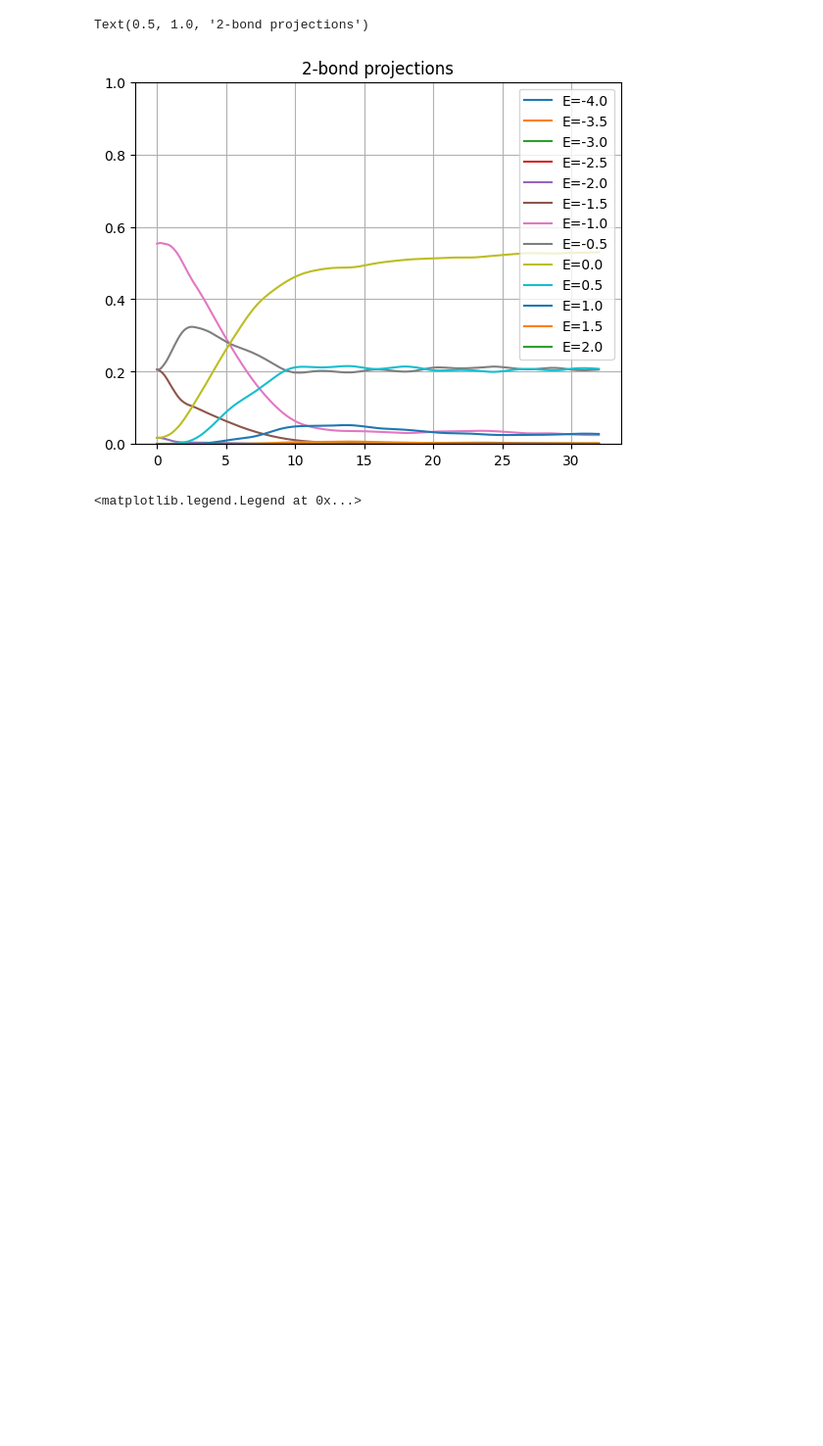
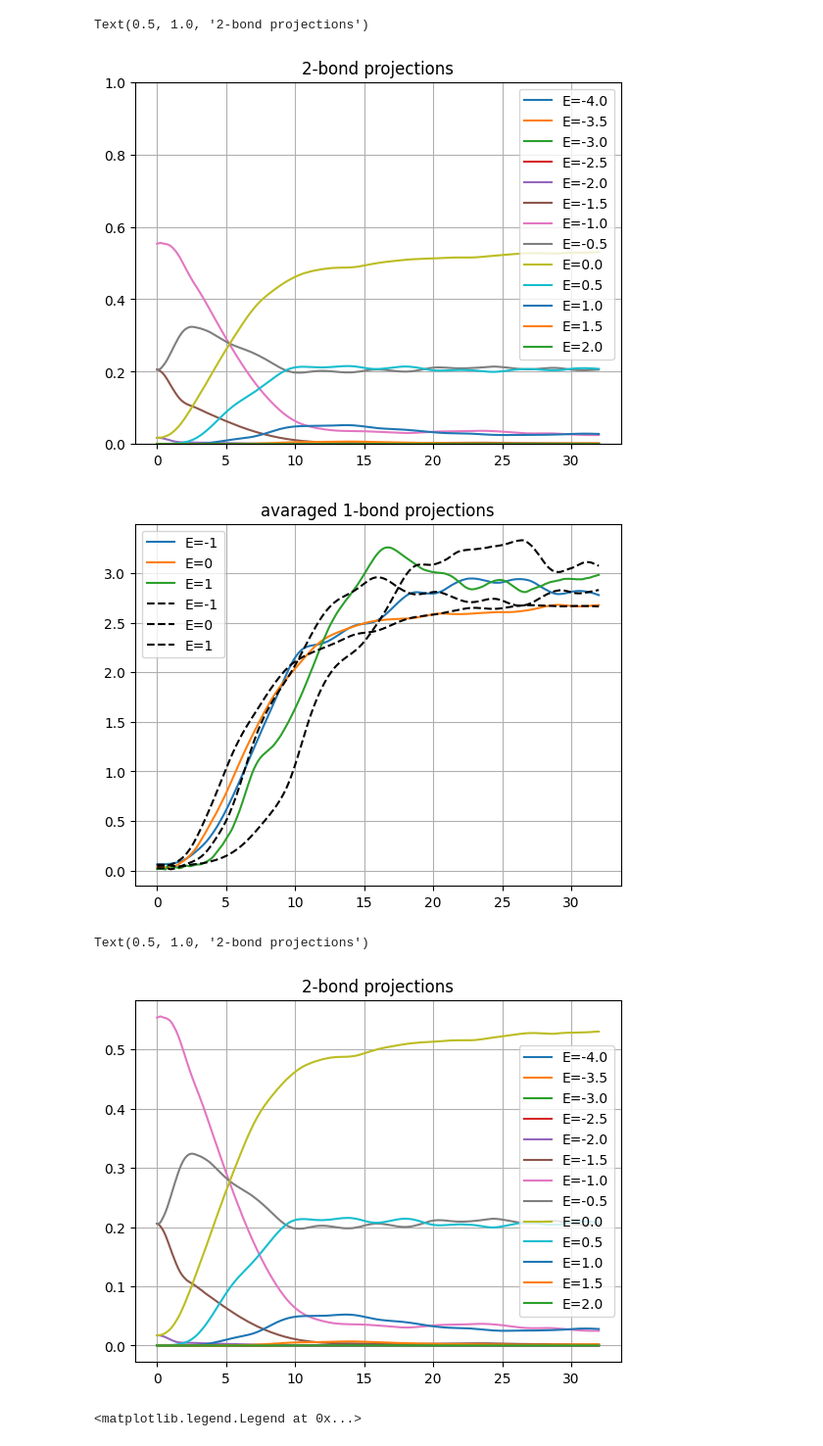
Before and after one commit to marekrams/pdf, a Jupyter notebook: test_evolution_rerun_Ln.ipynb, the cells around one changed output. Shown at 98% size. Drawn from its saved outputs; the diff is of its cells as text; code cells hidden in the pictures; blank space fills up the shorter version.

```diff
--- a/test_evolution_rerun_Ln.ipynb
+++ b/test_evolution_rerun_Ln.ipynb
@@ -129,6 +129,44 @@ plt.title('2-bond projections')
 [figure]
 Text(0.5, 1.0, '2-bond projections')
 [figure]
+# %%
+# data from Fig 4
+
+#  version with avaraged 1-bond projections
+N, a, D = 512, 0.125, 256
+m = 0.5
+
+d = data[m, N, a, D]
+time = d['time']
+probs = ((d['ent1b']))
+for pr, E in zip(probs.transpose(), E1s):
+    if E in [-1, 0, 1]:
+        plt.plot(time, pr, label=f"{E=:1d}")
+
+probs = ((d['ent1a']))
+for pr, E in zip(probs.transpose(), E1s):
+    if E in [-1, 0, 1]:
+        plt.plot(time, pr, '--k', label=f"{E=:1d}", )
+
+plt.grid()
+#plt.ylim([0, 1])
+plt.legend()
+plt.title('avaraged 1-bond projections')
+
+plt.show()
+
+time = d['time']
+probs = d['pr2']
+for pr, E in zip(probs.transpose(), E2s):
+    plt.plot(time, pr, label=f"{E=:0.1f}")
+plt.grid()
+#plt.ylim([0, 1])
+plt.legend()
+plt.title('2-bond projections')
+# %% [output]
+[figure, added]
+Text(0.5, 1.0, '2-bond projections')
+[figure, added]
 # %%
 pca = PCA()
 
```
Also changed, not shown: parts of 11 cells of this notebook, 17 other files.
